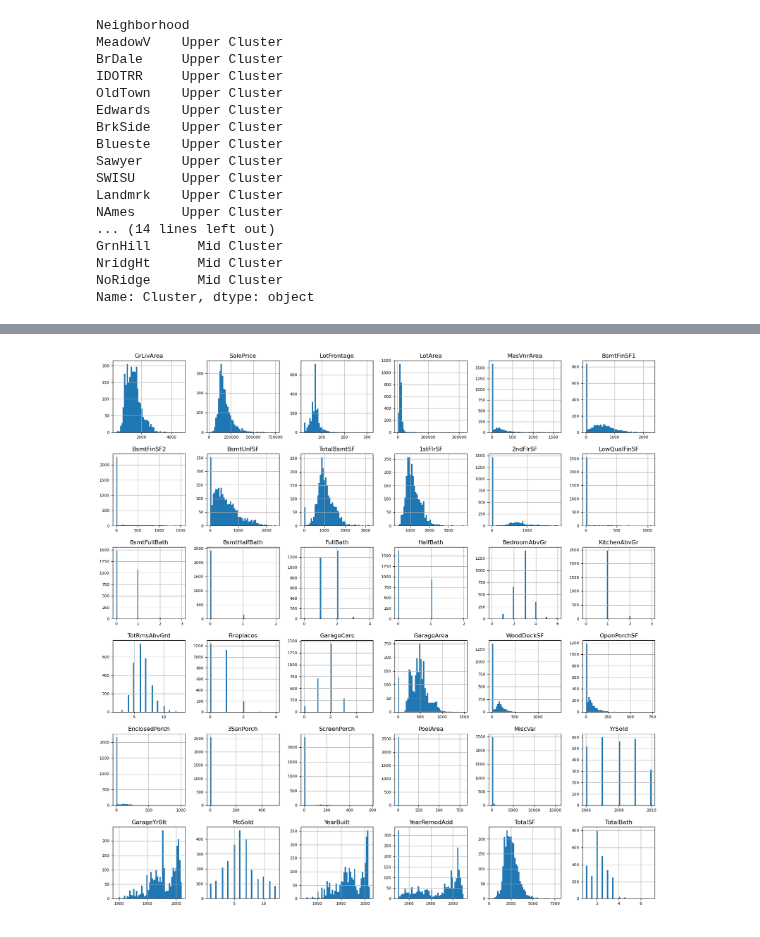
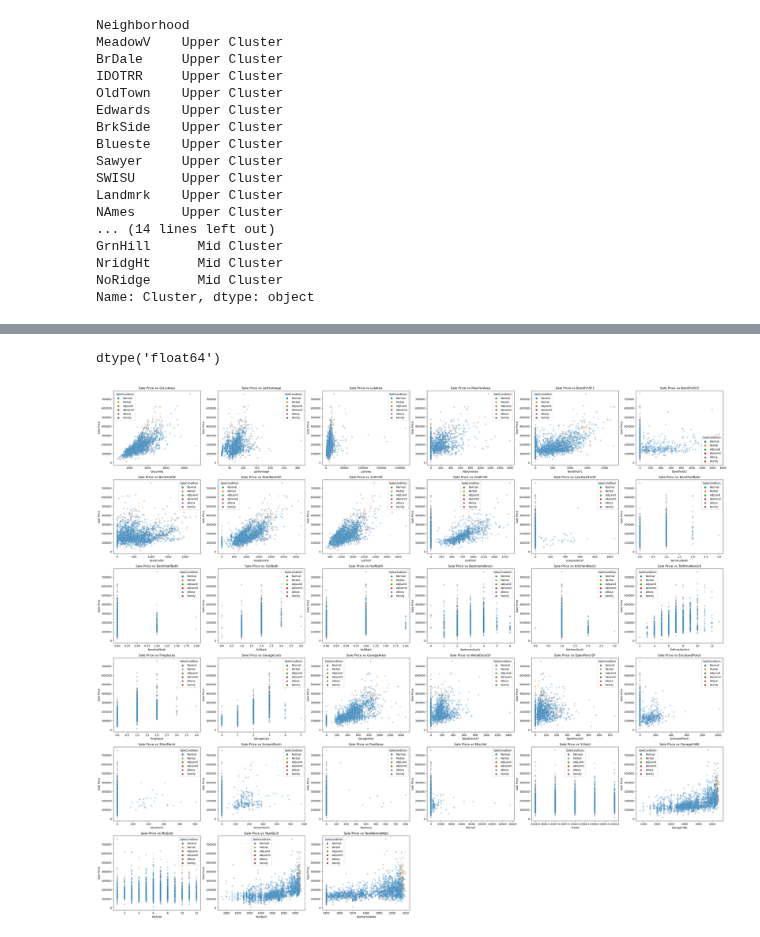
Before and after one commit to dimmediato/ML_Ames_Housing, a Jupyter notebook: Python/Ames_Data_Analysis.ipynb, the cells around one changed output, grey strips where cells are left out. Drawn from its saved outputs; the diff is of its cells as text; code cells hidden in the pictures.

```diff
--- a/Python/Ames_Data_Analysis.ipynb
+++ b/Python/Ames_Data_Analysis.ipynb
@@ -110,4 +110,31 @@ plt.show()
 # %%
-housing_numeric.hist(figsize=(20, 20), bins=50, xlabelsize=8, ylabelsize=8);
+#housing_numeric.hist(figsize=(20, 20), bins=50, xlabelsize=8, ylabelsize=8);
+
+housing_numeric.dtypes['TotalSF']
 # %% [output]
-[figure, removed]
+dtype('float64')
+# %%
+import math
+
+cont_num_cols = housing_numeric.drop(['SalePrice', 'TotalSF', 'TotalBath'], axis=1)
+
+n_cols = 6
+n_rows = math.ceil(len(cont_num_cols.columns) / n_cols)
+n_rows
+fig, axes = plt.subplots(n_rows, n_cols, figsize=(n_cols * 7, n_rows * 6))
+if n_rows * n_cols > 1:
+    axes = axes.flatten()
+else:
+    axes = [axes]  # Make it iterable
+for i, column in enumerate(cont_num_cols.columns):
+    sns.scatterplot(data=housing, x=column, y='SalePrice', ax=axes[i], alpha = 0.3, hue='SaleCondition')
+    axes[i].set_title(f'Sale Price vs {column}')
+    axes[i].set_xlabel(column)
+    axes[i].set_ylabel('Sale Price')
+
+for j in range(i + 1, n_rows * n_cols):
+    axes[j].set_visible(False)
+
+#plt.savefig('numeric_regression.png')
+# %% [output]
+[figure, added]
```
Also changed, not shown: parts of 5 cells of this notebook.
